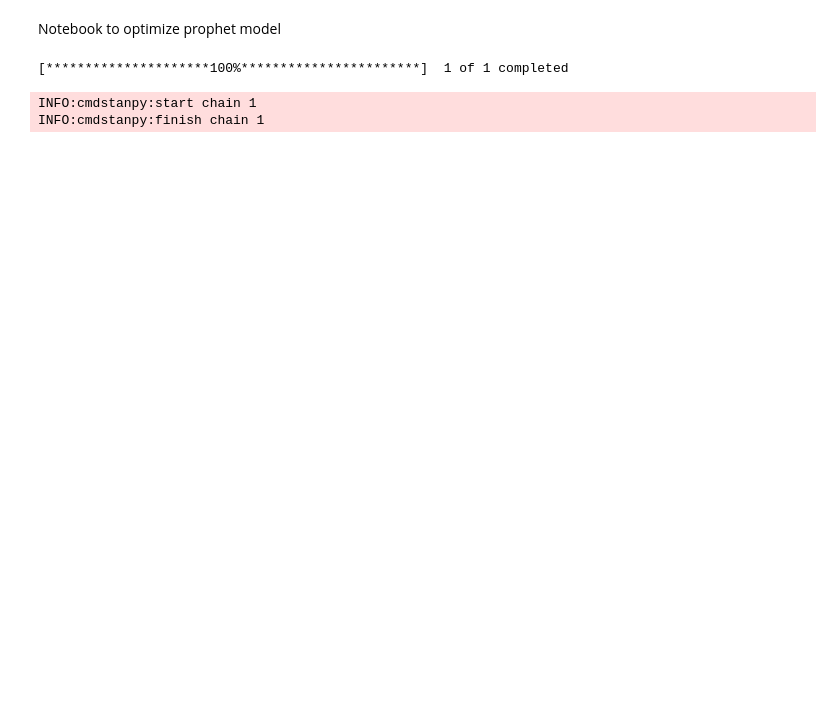
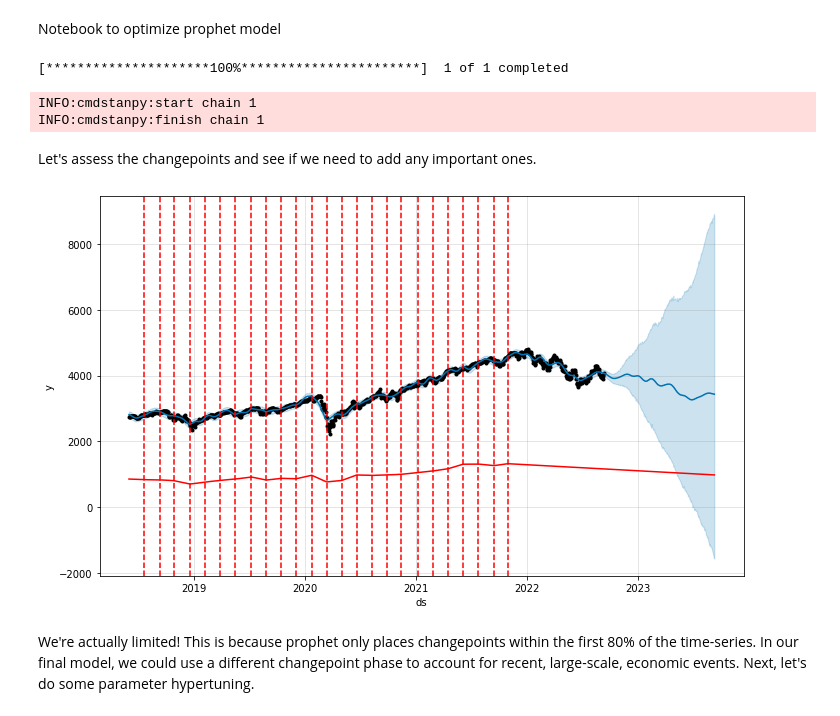
Before and after one commit to rishkosna/prophet_vs_monte, a Jupyter notebook: prophet_opt.ipynb, the cells around one changed output. Cells and saved outputs as stored; diff of their text form; code cells hidden in the pictures; blank space fills up the shorter version.

Commit message:
model hyperparameter tuning

```diff
--- a/prophet_opt.ipynb
+++ b/prophet_opt.ipynb
@@ -19,7 +19,7 @@ import warnings
 warnings.filterwarnings('ignore')
 
 today = datetime.today().strftime('%Y-%m-%d')
-start = '2016-01-01'
+start = '2018-06-01'
 
 sp_df = yf.download('^GSPC', start, today)
 sp_df.reset_index(inplace = True)
@@ -83,9 +83,9 @@ fig1.update_layout(
 
 fig1.show()
 # %%
-m = Prophet(daily_seasonality = False, seasonality_mode='multiplicative')
+m = Prophet(daily_seasonality = False, seasonality_mode='multiplicative', changepoint_prior_scale=0.5)
 for col in df.columns:
-    if col not in ['ds', 'y']:
+    if col not in ['ds', 'y'] and not 'Close':
         m.add_regressor(col, mode = 'additive')
 m.fit(df)
 
@@ -98,3 +98,13 @@ plot_plotly(m, forecast)
 # %% [output]
 INFO:cmdstanpy:start chain 1
 INFO:cmdstanpy:finish chain 1
+# %% [markdown]
+Let's assess the changepoints and see if we need to add any important ones.
+# %%
+from prophet.plot import add_changepoints_to_plot
+fig = m.plot(forecast)
+a = add_changepoints_to_plot(fig.gca(), m, forecast)
+# %% [output]
+[figure, added]
+# %% [markdown]
+We're actually limited! This is because prophet only places changepoints within the first 80% of the time-series. In our final model, we could use a different changepoint phase to account for recent, large-scale, economic events. Next, let's do some parameter hypertuning.
```
Also changed, not shown: parts of 3 cells of this notebook, 2 other files.
